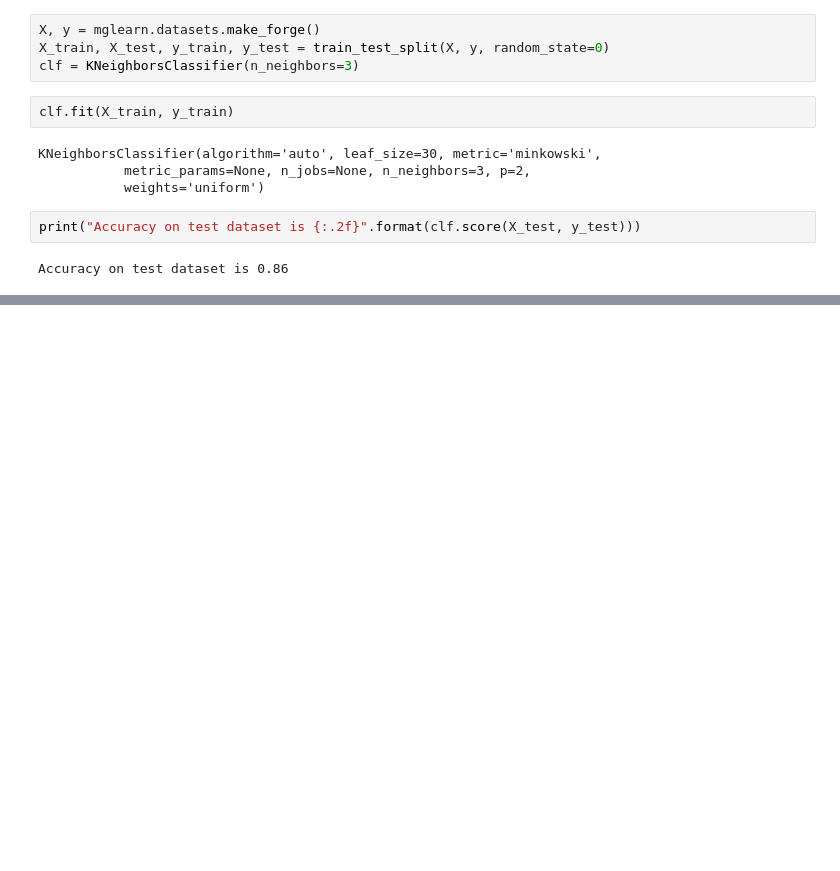
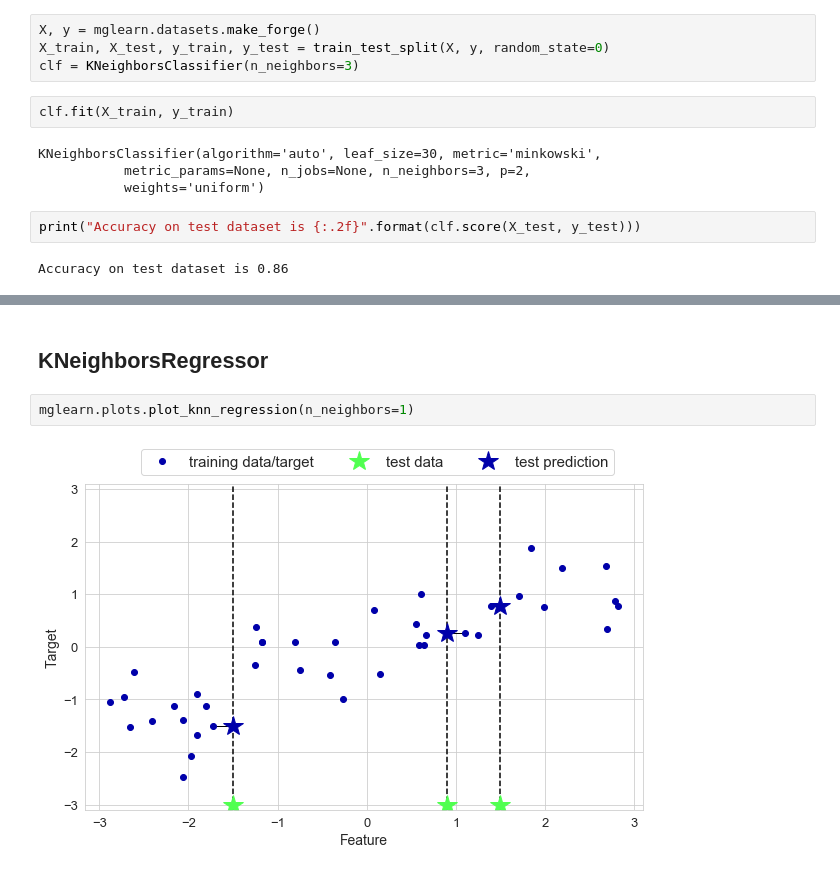
Before and after one commit to ScRiB2/information_about_AI, a Jupyter notebook: Muller.ipynb, the cells around one changed output, grey strips where cells are left out. Cells and saved outputs as stored; diff of their text form; blank space fills up the shorter version.

```diff
--- a/Muller.ipynb
+++ b/Muller.ipynb
@@ -177,0 +215,6 @@ Accuracy on test dataset is 0.86
+# %% [markdown]
+## KNeighborsRegressor
+# %%
+mglearn.plots.plot_knn_regression(n_neighbors=1)
+# %% [output]
+[figure, added]
```
Also changed, not shown: parts of 12 cells of this notebook.
